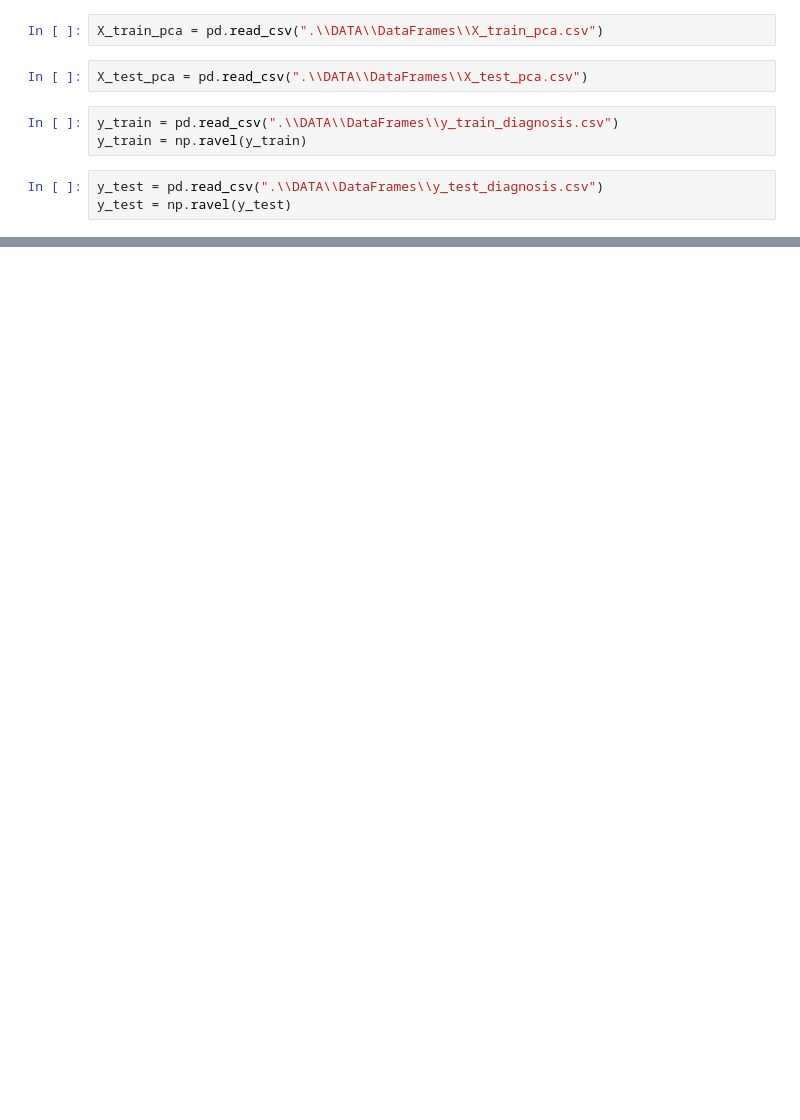
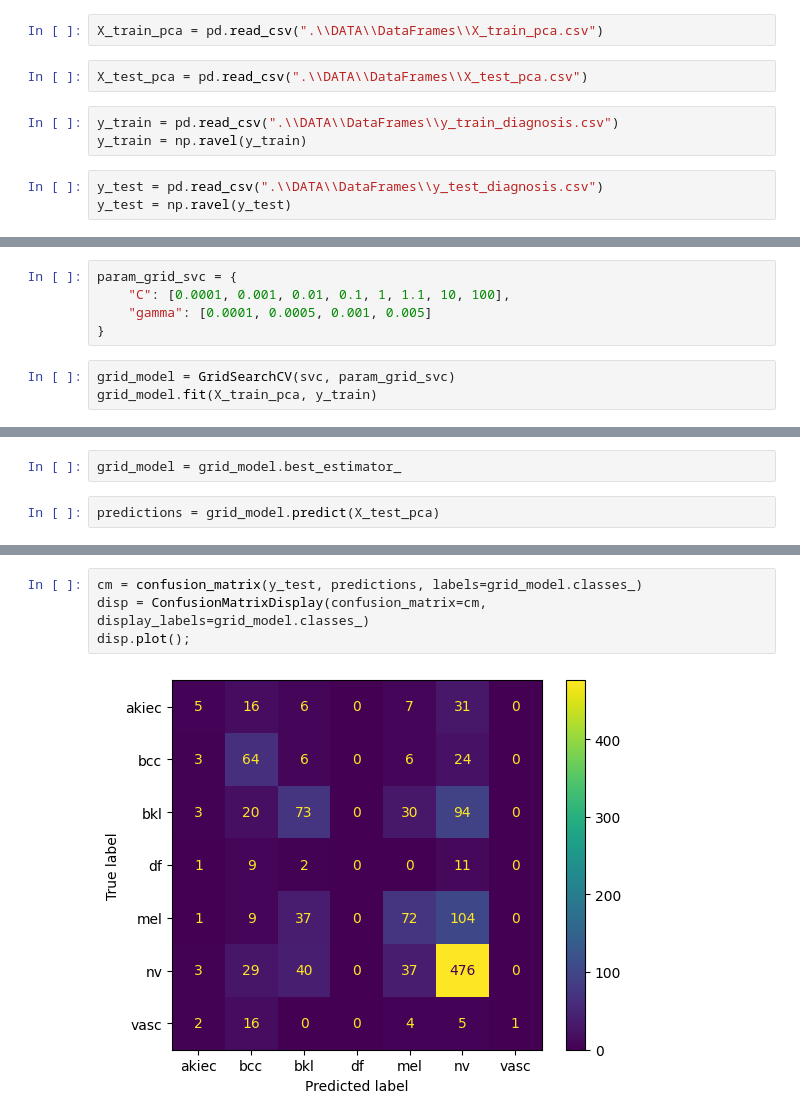
Before and after one commit to natix-x/Skin-cancer-prediction, a Jupyter notebook: data_modelling.ipynb, the cells around one changed output, grey strips where cells are left out. Saved outputs shown, nothing was run; the diff lists cells and outputs as text; blank space fills up the shorter version.

Commit message:
add basic GridSearchCV for SVC with new X_train_pca udpated by augmented data

```diff
--- a/data_modelling.ipynb
+++ b/data_modelling.ipynb
@@ -50,0 +23,8 @@ disp.plot();
+# %%
+param_grid_svc = {
+    "C": [0.0001, 0.001, 0.01, 0.1, 1, 1.1, 10, 100],
+    "gamma": [0.0001, 0.0005, 0.001, 0.005]
+}
+# %%
+grid_model = GridSearchCV(svc, param_grid_svc)
+grid_model.fit(X_train_pca, y_train)
@@ -50,0 +35,4 @@ disp.plot();
+# %%
+grid_model = grid_model.best_estimator_
+# %%
+predictions = grid_model.predict(X_test_pca)
@@ -50,0 +55,6 @@ disp.plot();
+# %%
+cm = confusion_matrix(y_test, predictions, labels=grid_model.classes_)
+disp = ConfusionMatrixDisplay(confusion_matrix=cm, display_labels=grid_model.classes_)
+disp.plot();
+# %% [output]
+[figure, added]
```
Also changed, not shown: parts of 9 cells of this notebook.
